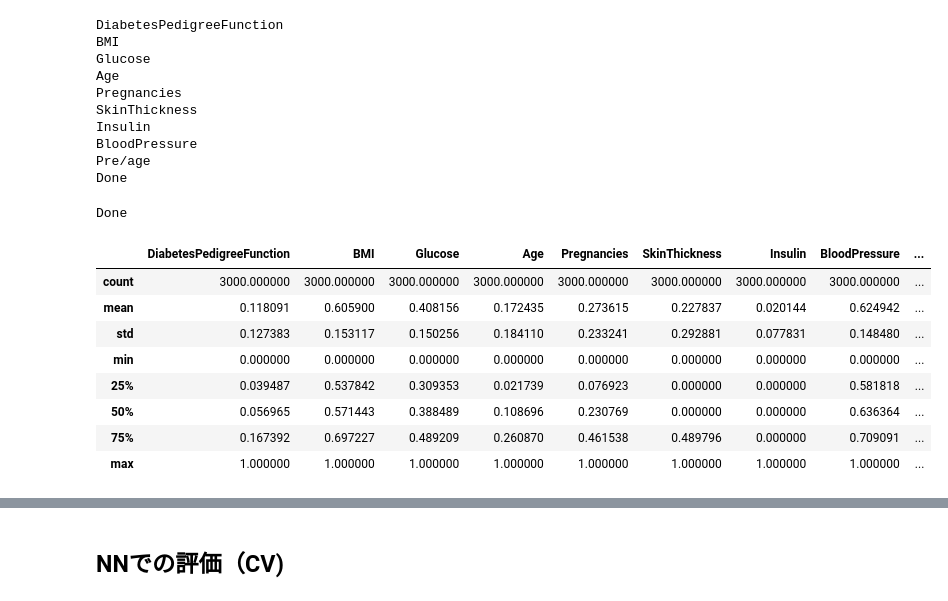
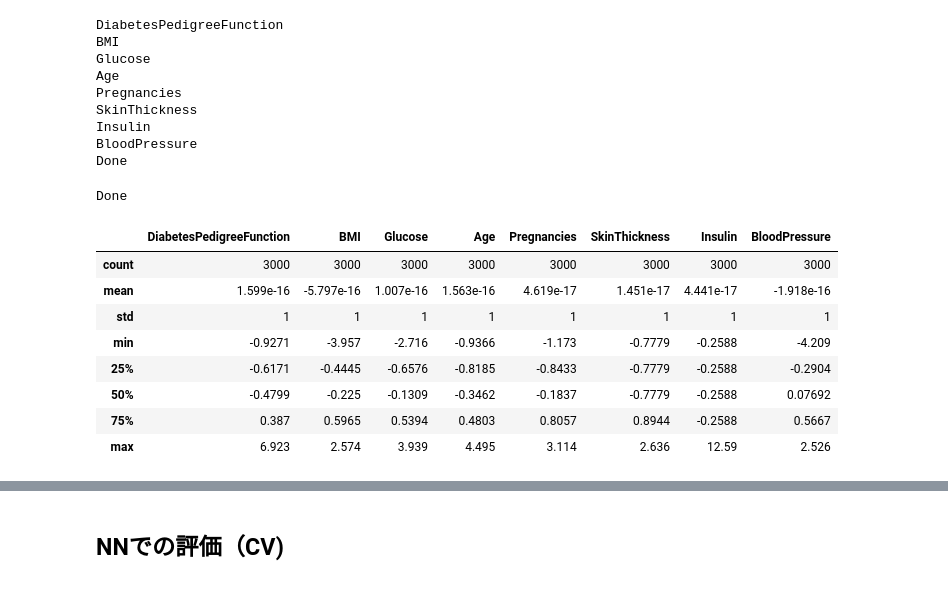
Before and after one commit to mecab-g/signate32biginner, a Jupyter notebook: NN.ipynb, the cells around one changed output, grey strips where cells are left out. Drawn from its saved outputs; the diff is of its cells as text; code cells hidden in the pictures.

```diff
--- a/NN.ipynb
+++ b/NN.ipynb
@@ -56,7 +56,7 @@ X_train = train[['DiabetesPedigreeFunction',
                  'SkinThickness',
                  'Insulin',
                  'BloodPressure',
-                 'Pre/age',
+
 
 
 
@@ -82,15 +82,15 @@ for col in col_num:
     value_max = X_train[col].max()
     value_mean = X_train[col].mean()
     value_std = X_train[col].std()
-    X_train[col] = (X_train[col] - value_min) / (value_max -value_min)
-    # X_tarin[col] = (X_train[col] - value_mean) / value_std
+    #X_train[col] = (X_train[col] - value_min) / (value_max -value_min)
+    X_train[col] = (X_train[col] - value_mean) / value_std
 
     dict_num[col] = {}
     dict_num[col]['fillna'] = value_fillna
     dict_num[col]['min'] = value_min
     dict_num[col]['max'] = value_max
-    dict_num[col]['mean'] = value_max
-    dict_num[col]['std'] = value_max
+    dict_num[col]['mean'] = value_mean
+    dict_num[col]['std'] = value_std
 
 print('Done')
 # %% [output]
@@ -102,7 +102,6 @@ Pregnancies
 SkinThickness
 Insulin
 BloodPressure
-Pre/age
 Done
 # %%
 # カテゴリデータ
@@ -159,17 +161,18 @@ def transform_data(input_x):
 
 X_test = transform_data(X_test)
 # %%
+pd.options.display.float_format = '{:.4g}'.format
 X_train.describe()
 # %% [output]
-|  | DiabetesPedigreeFunction | BMI | Glucose | Age | Pregnancies | SkinThickness | Insulin | BloodPressure | ... |
-| count | 3000.000000 | 3000.000000 | 3000.000000 | 3000.000000 | 3000.000000 | 3000.000000 | 3000.000000 | 3000.000000 | ... |
-| mean | 0.118091 | 0.605900 | 0.408156 | 0.172435 | 0.273615 | 0.227837 | 0.020144 | 0.624942 | ... |
-| std | 0.127383 | 0.153117 | 0.150256 | 0.184110 | 0.233241 | 0.292881 | 0.077831 | 0.148480 | ... |
-| min | 0.000000 | 0.000000 | 0.000000 | 0.000000 | 0.000000 | 0.000000 | 0.000000 | 0.000000 | ... |
-| 25% | 0.039487 | 0.537842 | 0.309353 | 0.021739 | 0.076923 | 0.000000 | 0.000000 | 0.581818 | ... |
-| 50% | 0.056965 | 0.571443 | 0.388489 | 0.108696 | 0.230769 | 0.000000 | 0.000000 | 0.636364 | ... |
-| 75% | 0.167392 | 0.697227 | 0.489209 | 0.260870 | 0.461538 | 0.489796 | 0.000000 | 0.709091 | ... |
-| max | 1.000000 | 1.000000 | 1.000000 | 1.000000 | 1.000000 | 1.000000 | 1.000000 | 1.000000 | ... |
+|  | DiabetesPedigreeFunction | BMI | Glucose | Age | Pregnancies | SkinThickness | Insulin | BloodPressure |
+| count | 3000 | 3000 | 3000 | 3000 | 3000 | 3000 | 3000 | 3000 |
+| mean | 1.599e-16 | -5.797e-16 | 1.007e-16 | 1.563e-16 | 4.619e-17 | 1.451e-17 | 4.441e-17 | -1.918e-16 |
+| std | 1 | 1 | 1 | 1 | 1 | 1 | 1 | 1 |
+| min | -0.9271 | -3.957 | -2.716 | -0.9366 | -1.173 | -0.7779 | -0.2588 | -4.209 |
+| 25% | -0.6171 | -0.4445 | -0.6576 | -0.8185 | -0.8433 | -0.7779 | -0.2588 | -0.2904 |
+| 50% | -0.4799 | -0.225 | -0.1309 | -0.3462 | -0.1837 | -0.7779 | -0.2588 | 0.07692 |
+| 75% | 0.387 | 0.5965 | 0.5394 | 0.4803 | 0.8057 | 0.8944 | -0.2588 | 0.5667 |
+| max | 6.923 | 2.574 | 3.939 | 4.495 | 3.114 | 2.636 | 12.59 | 2.526 |
 # %%
 X_test.describe()
 # %% [output]
```
Also changed, not shown: parts of 17 cells of this notebook, 7 other files.
